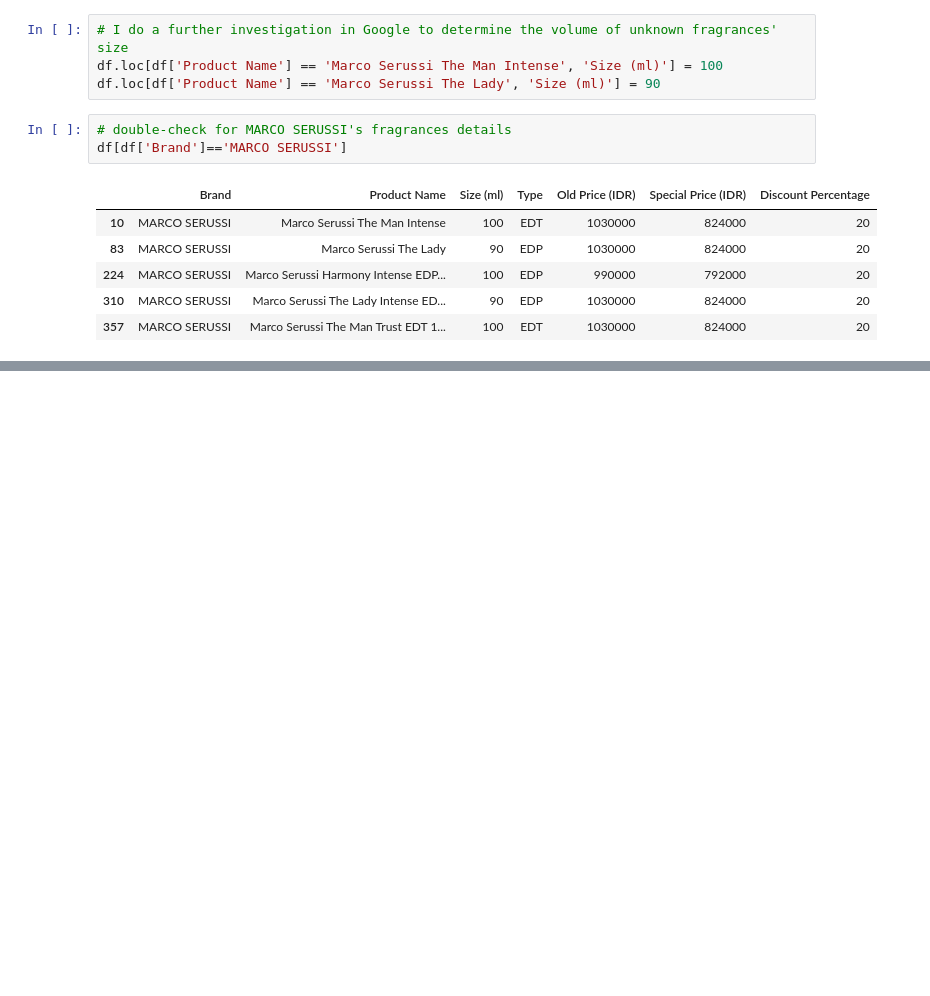
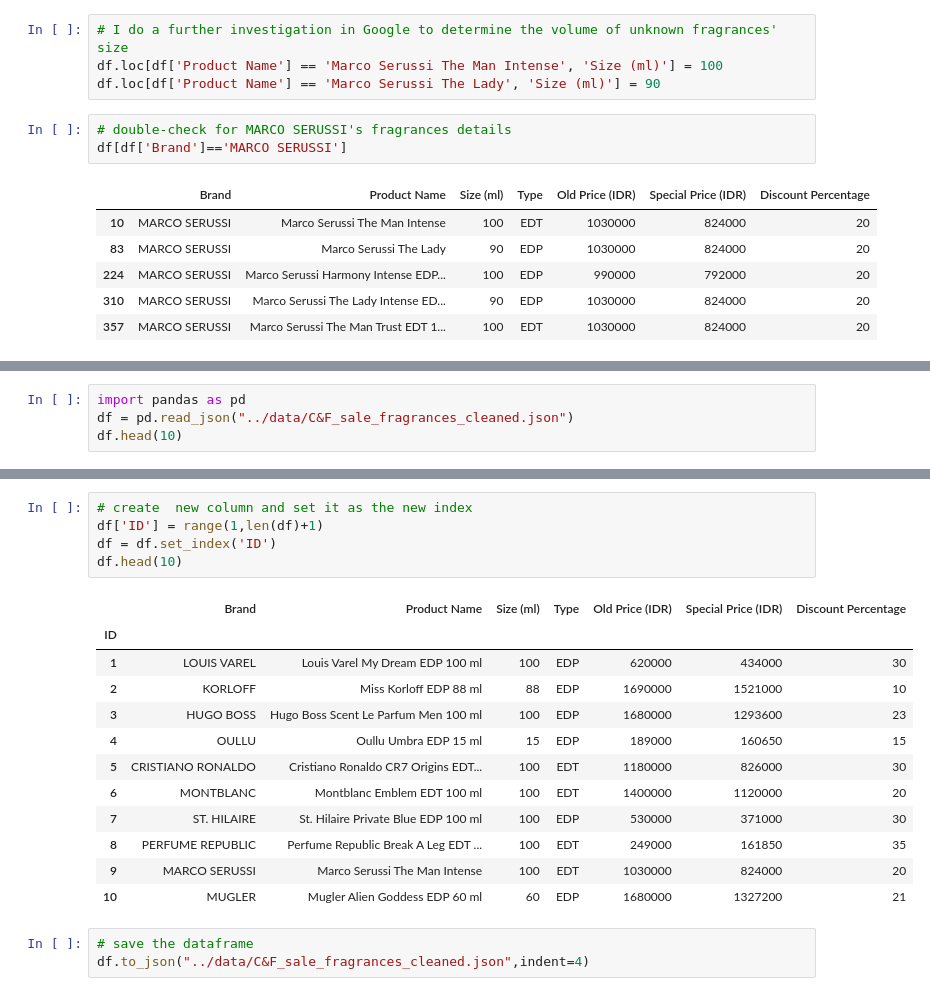
Before and after one commit to fredrick03/TUGAS_SELEKSI_1_18221156, a Jupyter notebook: Data Scraping/src/c&f_scraping.ipynb, the cells around one changed output, grey strips where cells are left out. Saved outputs shown, nothing was run; the diff lists cells and outputs as text; blank space fills up the shorter version.

Commit message:
fix json index

```diff
--- a/Data Scraping/src/c&f_scraping.ipynb
+++ b/Data Scraping/src/c&f_scraping.ipynb
@@ -262,0 +263,4 @@ df.to_json("C&F_sale_fragrances_cleaned.json",indent=4)
+# %%
+import pandas as pd
+df = pd.read_json("../data/C&F_sale_fragrances_cleaned.json")
+df.head(10)
@@ -262,0 +279,21 @@ df.to_json("C&F_sale_fragrances_cleaned.json",indent=4)
+# %%
+# create  new column and set it as the new index
+df['ID'] = range(1,len(df)+1)
+df = df.set_index('ID')
+df.head(10)
+# %% [output]
+|  | Brand | Product Name | Size (ml) | Type | Old Price (IDR) | Special Price (IDR) | Discount Percentage |
+| ID |  |  |  |  |  |  |  |
+| 1 | LOUIS VAREL | Louis Varel My Dream EDP 100 ml | 100 | EDP | 620000 | 434000 | 30 |
+| 2 | KORLOFF | Miss Korloff EDP 88 ml | 88 | EDP | 1690000 | 1521000 | 10 |
+| 3 | HUGO BOSS | Hugo Boss Scent Le Parfum Men 100 ml | 100 | EDP | 1680000 | 1293600 | 23 |
+| 4 | OULLU | Oullu Umbra EDP 15 ml | 15 | EDP | 189000 | 160650 | 15 |
+| 5 | CRISTIANO RONALDO | Cristiano Ronaldo CR7 Origins EDT... | 100 | EDT | 1180000 | 826000 | 30 |
+| 6 | MONTBLANC | Montblanc Emblem EDT 100 ml | 100 | EDT | 1400000 | 1120000 | 20 |
+| 7 | ST. HILAIRE | St. Hilaire Private Blue EDP 100 ml | 100 | EDP | 530000 | 371000 | 30 |
+| 8 | PERFUME REPUBLIC | Perfume Republic Break A Leg EDT ... | 100 | EDT | 249000 | 161850 | 35 |
+| 9 | MARCO SERUSSI | Marco Serussi The Man Intense | 100 | EDT | 1030000 | 824000 | 20 |
+| 10 | MUGLER | Mugler Alien Goddess EDP 60 ml | 60 | EDP | 1680000 | 1327200 | 21 |
+# %%
+# save the dataframe
+df.to_json("../data/C&F_sale_fragrances_cleaned.json",indent=4)
```
Also changed, not shown: parts of 4 cells of this notebook, 1 other file.
